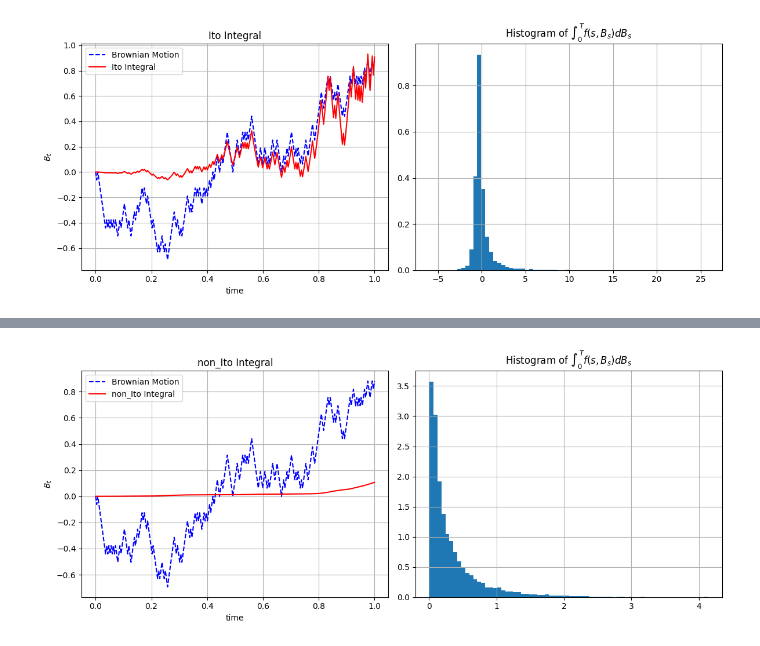
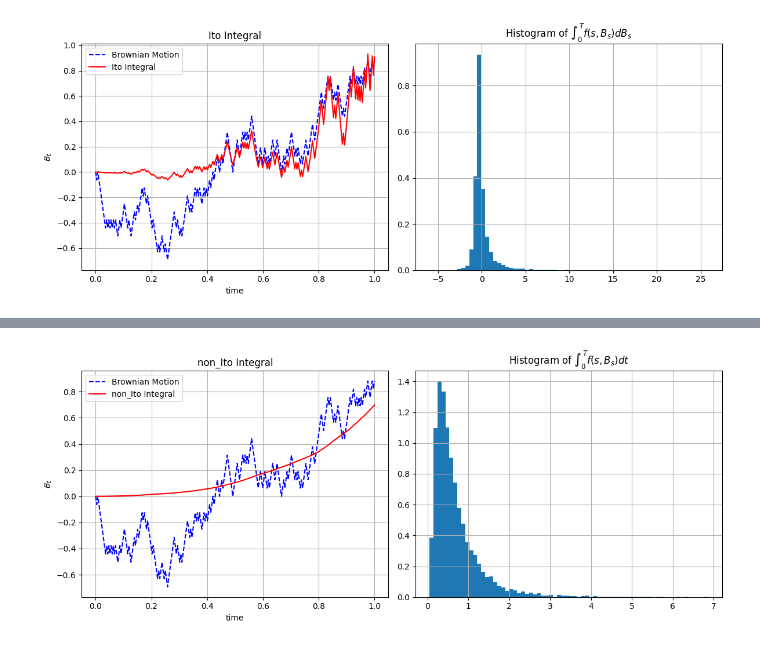
Before and after one commit to wolfinwallst/Financial_Engineering_and_Risk_Management, a Jupyter notebook: Financial Math 1 - 2022/#3 Ito integral, Ito Lemma and its application.ipynb, the cells around one changed output, grey strips where cells are left out. Cells and saved outputs as stored; diff of their text form; code cells hidden in the pictures.

```diff
--- a/Financial Math 1 - 2022/#3 Ito integral, Ito Lemma and its application.ipynb
+++ b/Financial Math 1 - 2022/#3 Ito integral, Ito Lemma and its application.ipynb
@@ -285,27 +324,27 @@ plt.show()
 # %%
-# tB_t^2
-betting = t[:-1] * (b[:, :-1] ** 2)
+# t e^{B_t} dt
+betting = t[:-1] * np.exp(b[:, :-1])
 
 non_ito = np.cumsum(betting * dt, axis=1)  # used dt, instead of db as was in the above Ito case
 non_ito = np.concatenate([np.zeros((num_simulation, 1)), non_ito], axis=1)
 
 fig, (ax, ax2) = plt.subplots(1, 2, figsize=(12,5))
 
 # plot of Brownian motions
 ax.plot(t, b[0,:], '--b', label='Brownian Motion')
 ax.plot(t, non_ito[0,:], 'r', label='non_Ito Integral')
 ax.set_title('non_Ito Integral')
 ax.set_xlabel('time')
 ax.set_ylabel('$B_t$')
 ax.grid(True)
 ax.legend();
 
 # histogram of S_10
 ax2.hist(non_ito[:,-1], bins=70, density=True)
-ax2.set_title('Histogram of $\int_0^T f(s, B_s) dB_s$')
+ax2.set_title('Histogram of $\int_0^T f(s, B_s) dt$')
 ax2.grid(True)
 
 plt.tight_layout()
 plt.show()
 # %% [output]
-[figure, old version]
+[figure, new version]
```
Also changed, not shown: parts of 7 cells of this notebook.
